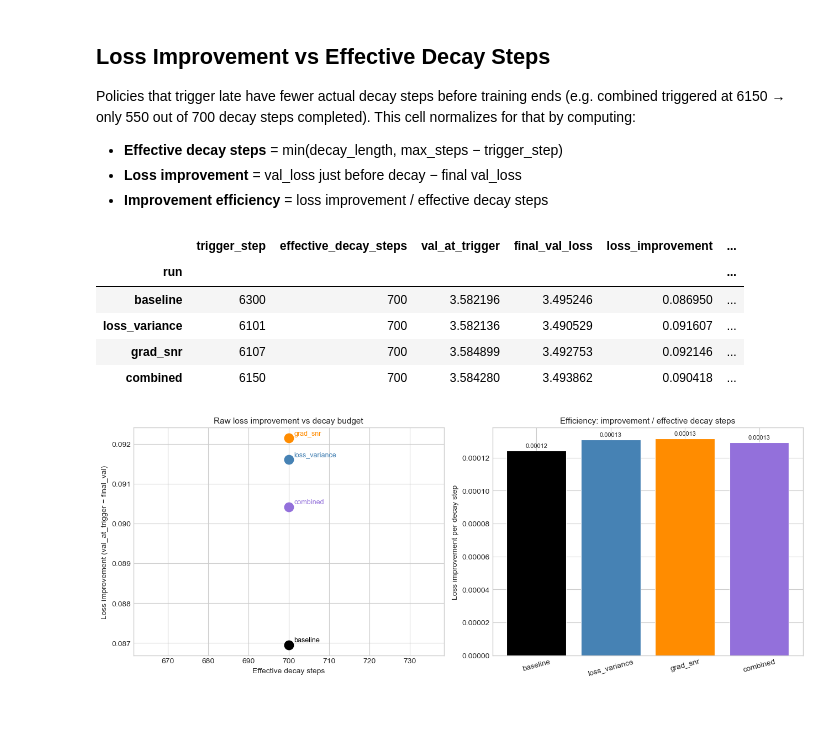
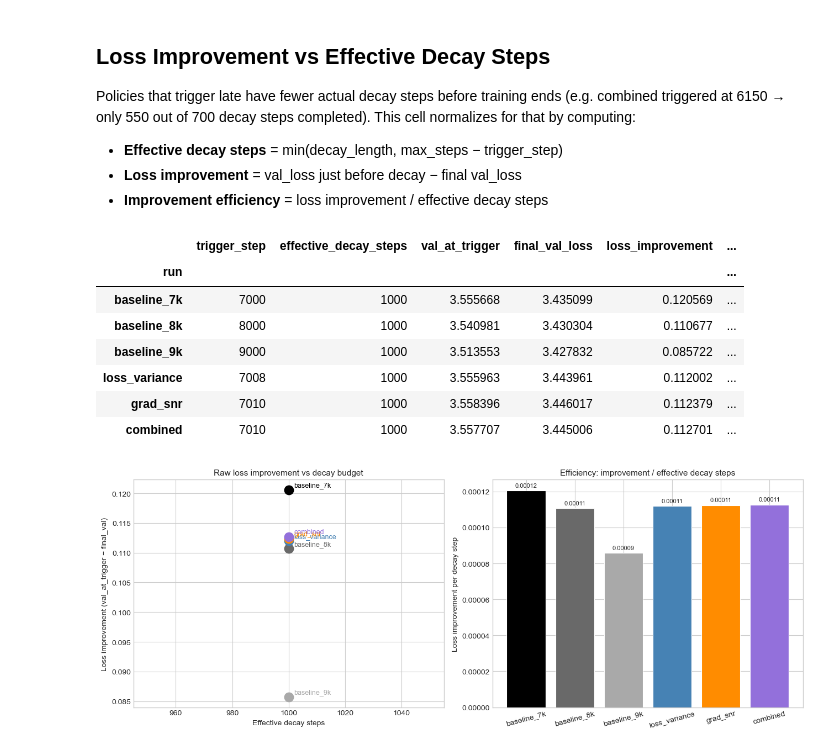
Before and after one commit to Duckymini/wsd_metric_triggered, a Jupyter notebook: notebooks/policy_decay_comparison.ipynb, the cells around one changed output. Cells and saved outputs as stored; diff of their text form; code cells hidden in the pictures; blank space fills up the shorter version.

Commit message:
experiment with new threshold percentile and adaptative decay length

```diff
--- a/notebooks/policy_decay_comparison.ipynb
+++ b/notebooks/policy_decay_comparison.ipynb
@@ -78,18 +92,19 @@ combined         trigger=step 6150       val_rows=140  final_val=3.4939
 rows = []
 for key, d in data.items():
     final_val = d["val"]["validation_loss"].iloc[-1]
-    trig_step = d["trigger"]["trigger_step"] if d["trigger"] else 6300
+    trig_step = d["trigger"]["trigger_step"] if d["trigger"] else None
     rows.append({
         "run": key,
         "trigger_step": trig_step,
-        "trigger_%": f"{100 * trig_step / 7000:.0f}%",
+        "trigger_%": f"{100 * trig_step / 10000:.0f}%" if trig_step else "—",
         "final_val_loss": final_val,
     })
 
 summary = pd.DataFrame(rows).set_index("run")
-baseline_val = summary.loc["baseline", "final_val_loss"]
-summary["Δ vs baseline"] = summary["final_val_loss"] - baseline_val
+baseline_vals = summary.loc[[k for k in summary.index if k.startswith("baseline")], "final_val_loss"]
+best_baseline = baseline_vals.min()
+summary["Δ vs best baseline"] = summary["final_val_loss"] - best_baseline
 display(summary.style.background_gradient(
-    subset=["final_val_loss", "Δ vs baseline"], cmap="RdYlGn_r"
+    subset=["final_val_loss", "Δ vs best baseline"], cmap="RdYlGn_r"
 ))
 # %% [output]
@@ -108,14 +125,15 @@ fig, ax = plt.subplots(figsize=(12, 5))
 
 for key, d in data.items():
     val = d["val"]
-    trig_step = d["trigger"]["trigger_step"] if d["trigger"] else 6300
+    trig_step = d["trigger"]["trigger_step"] if d["trigger"] else None
     ax.plot(val["step"], val["validation_loss"],
             color=COLORS[key], linewidth=1.8, label=key)
-    ax.axvline(trig_step, color=COLORS[key], linewidth=1.2, linestyle="--", alpha=0.75)
+    if trig_step:
+        ax.axvline(trig_step, color=COLORS[key], linewidth=1.2, linestyle="--", alpha=0.75)
 
 ax.set_xlabel("Step")
 ax.set_ylabel("Validation Loss")
-ax.set_title("Validation Loss — all 5 runs (dashed = decay start)", fontsize=13)
+ax.set_title("Validation Loss — all 6 runs (dashed = decay start)", fontsize=13)
 ax.legend()
 plt.tight_layout()
 plt.show()
@@ -305,19 +325,20 @@ The key comparison: how does validation loss evolve in the decay window for each
 # %%
-ZOOM_START = 5500
+ZOOM_START = 6500
 
 fig, ax = plt.subplots(figsize=(11, 5))
 
 for key, d in data.items():
     val = d["val"]
     mask = val["step"] >= ZOOM_START
-    trig_step = d["trigger"]["trigger_step"] if d["trigger"] else 6300
+    trig_step = d["trigger"]["trigger_step"] if d["trigger"] else None
     ax.plot(val.loc[mask, "step"], val.loc[mask, "validation_loss"],
             color=COLORS[key], linewidth=1.8, label=key)
-    ax.axvline(trig_step, color=COLORS[key], linewidth=1.2, linestyle="--", alpha=0.7)
-ax.set_xlim(5500)
+    if trig_step:
+        ax.axvline(trig_step, color=COLORS[key], linewidth=1.2, linestyle="--", alpha=0.7)
+ax.set_xlim(ZOOM_START)
 ax.set_xlabel("Step")
 ax.set_ylabel("Validation Loss")
-ax.set_title(f"Validation Loss zoom (steps {ZOOM_START}–7000, dashed = decay start)", fontsize=13)
+ax.set_title(f"Validation Loss zoom (steps {ZOOM_START}–10000, dashed = decay start)", fontsize=13)
 ax.legend()
 plt.tight_layout()
 plt.show()
@@ -332,7 +353,9 @@ fig, ax = plt.subplots(figsize=(8, 5))
 
 for key, d in data.items():
     final_val = d["val"]["validation_loss"].iloc[-1]
-    trig_step = d["trigger"]["trigger_step"] if d["trigger"] else 6300
+    trig_step = d["trigger"]["trigger_step"] if d["trigger"] else None
+    if trig_step is None:
+        continue
     ax.scatter(trig_step, final_val, color=COLORS[key], s=120, zorder=4)
     ax.annotate(key, (trig_step, final_val),
                 textcoords="offset points", xytext=(8, 4), fontsize=9, color=COLORS[key])
@@ -364,15 +387,16 @@ Policies that trigger late have fewer actual decay steps before training ends (e
 - **Loss improvement** = val_loss just before decay − final val_loss
 - **Improvement efficiency** = loss improvement / effective decay steps
 # %%
-MAX_STEPS = 7000
-DECAY_LENGTH = 700
+MAX_STEPS = 10000
+DECAY_LENGTH = 1000  # adjust if runs use a different decay_length
 
 rows = []
 for key, d in data.items():
-    trig_step = d["trigger"]["trigger_step"] if d["trigger"] else 6300
+    trig_step = d["trigger"]["trigger_step"] if d["trigger"] else None
+    if trig_step is None:
+        continue
     effective_decay_steps = min(DECAY_LENGTH, MAX_STEPS - trig_step)
 
-    # val loss at the last eval at or before the trigger step
     val = d["val"]
     before_trigger = val[val["step"] <= trig_step]
     val_at_trigger = before_trigger["validation_loss"].iloc[-1] if len(before_trigger) > 0 else float("nan")
@@ -395,37 +419,37 @@ display(eff_df.style.background_gradient(
     subset=["effective_decay_steps", "loss_improvement", "improvement_per_step"], cmap="RdYlGn"
 ))
 
 fig, axes = plt.subplots(1, 2, figsize=(13, 5))
 
-# Left: scatter loss_improvement vs effective_decay_steps
 ax = axes[0]
 for key, row in eff_df.iterrows():
     ax.scatter(row["effective_decay_steps"], row["loss_improvement"],
                color=COLORS[key], s=140, zorder=4)
     ax.annotate(key, (row["effective_decay_steps"], row["loss_improvement"]),
                 textcoords="offset points", xytext=(7, 4), fontsize=9, color=COLORS[key])
 ax.set_xlabel("Effective decay steps")
 ax.set_ylabel("Loss improvement (val_at_trigger − final_val)")
 ax.set_title("Raw loss improvement vs decay budget", fontsize=11)
 
-# Right: bar chart of improvement_per_step
 ax2 = axes[1]
 keys = list(eff_df.index)
 vals = eff_df["improvement_per_step"].values
 colors = [COLORS[k] for k in keys]
 bars = ax2.bar(keys, vals, color=colors, edgecolor="white", linewidth=0.8)
 ax2.bar_label(bars, fmt="%.5f", fontsize=8, padding=3)
 ax2.set_ylabel("Loss improvement per decay step")
 ax2.set_title("Efficiency: improvement / effective decay steps", fontsize=11)
 ax2.tick_params(axis="x", rotation=15)
 
 plt.tight_layout()
 plt.show()
 # %% [output]
 |  | trigger_step | effective_decay_steps | val_at_trigger | final_val_loss | loss_improvement | ... |
 | run |  |  |  |  |  | ... |
-| baseline | 6300 | 700 | 3.582196 | 3.495246 | 0.086950 | ... |
-| loss_variance | 6101 | 700 | 3.582136 | 3.490529 | 0.091607 | ... |
-| grad_snr | 6107 | 700 | 3.584899 | 3.492753 | 0.092146 | ... |
-| combined | 6150 | 700 | 3.584280 | 3.493862 | 0.090418 | ... |
+| baseline_7k | 7000 | 1000 | 3.555668 | 3.435099 | 0.120569 | ... |
+| baseline_8k | 8000 | 1000 | 3.540981 | 3.430304 | 0.110677 | ... |
+| baseline_9k | 9000 | 1000 | 3.513553 | 3.427832 | 0.085722 | ... |
+| loss_variance | 7008 | 1000 | 3.555963 | 3.443961 | 0.112002 | ... |
+| grad_snr | 7010 | 1000 | 3.558396 | 3.446017 | 0.112379 | ... |
+| combined | 7010 | 1000 | 3.557707 | 3.445006 | 0.112701 | ... |
-[figure, old version]
+[figure, new version]
```
Also changed, not shown: parts of 10 cells of this notebook, 13 other files.
